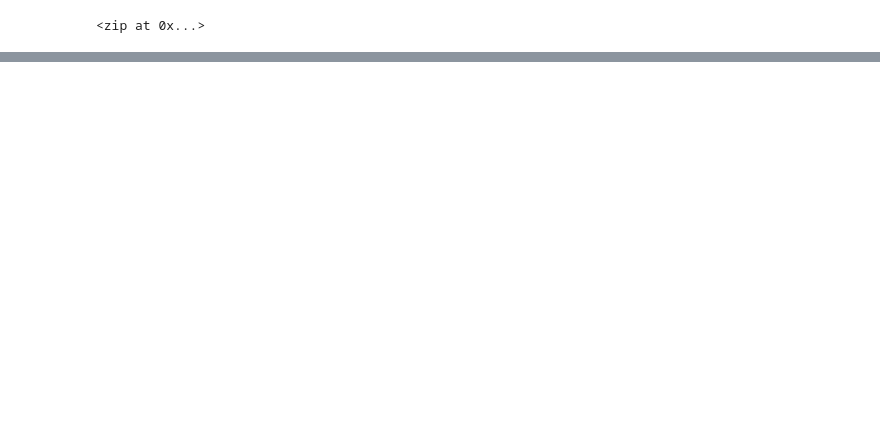
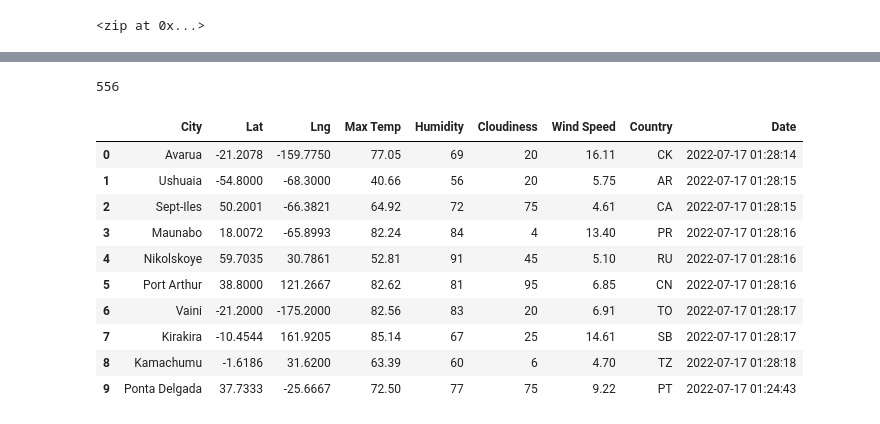
Before and after one commit to AB3478/World_Weather_Analysis, a Jupyter notebook: WeatherPy.ipynb, the cells around one changed output, grey strips where cells are left out. Cells and saved outputs as stored; diff of their text form; code cells hidden in the pictures; blank space fills up the shorter version.

```diff
--- a/WeatherPy.ipynb
+++ b/WeatherPy.ipynb
@@ -54,0 +61,3 @@ len(cities)
+# %%
+# Starting URL for Weather Map API Call.
+url = "http://api.openweathermap.org/data/2.5/weather?units=Imperial&APPID=" + weather_api_key
@@ -54,0 +161,20 @@ len(cities)
+# %%
+len(city_data)
+# %% [output]
+556
+# %%
+# Convert the array of dictionaries to a Pandas DataFrame.
+city_data_df = pd.DataFrame(city_data)
+city_data_df.head(10)
+# %% [output]
+|  | City | Lat | Lng | Max Temp | Humidity | Cloudiness | Wind Speed | Country | Date |
+| 0 | Avarua | -21.2078 | -159.7750 | 77.05 | 69 | 20 | 16.11 | CK | 2022-07-17 01:28:14 |
+| 1 | Ushuaia | -54.8000 | -68.3000 | 40.66 | 56 | 20 | 5.75 | AR | 2022-07-17 01:28:15 |
+| 2 | Sept-Iles | 50.2001 | -66.3821 | 64.92 | 72 | 75 | 4.61 | CA | 2022-07-17 01:28:15 |
+| 3 | Maunabo | 18.0072 | -65.8993 | 82.24 | 84 | 4 | 13.40 | PR | 2022-07-17 01:28:16 |
+| 4 | Nikolskoye | 59.7035 | 30.7861 | 52.81 | 91 | 45 | 5.10 | RU | 2022-07-17 01:28:16 |
+| 5 | Port Arthur | 38.8000 | 121.2667 | 82.62 | 81 | 95 | 6.85 | CN | 2022-07-17 01:28:16 |
+| 6 | Vaini | -21.2000 | -175.2000 | 82.56 | 83 | 20 | 6.91 | TO | 2022-07-17 01:28:17 |
+| 7 | Kirakira | -10.4544 | 161.9205 | 85.14 | 67 | 25 | 14.61 | SB | 2022-07-17 01:28:17 |
+| 8 | Kamachumu | -1.6186 | 31.6200 | 63.39 | 60 | 6 | 4.70 | TZ | 2022-07-17 01:28:18 |
+| 9 | Ponta Delgada | 37.7333 | -25.6667 | 72.50 | 77 | 75 | 9.22 | PT | 2022-07-17 01:24:43 |
```
Also changed, not shown: parts of 10 cells of this notebook.
